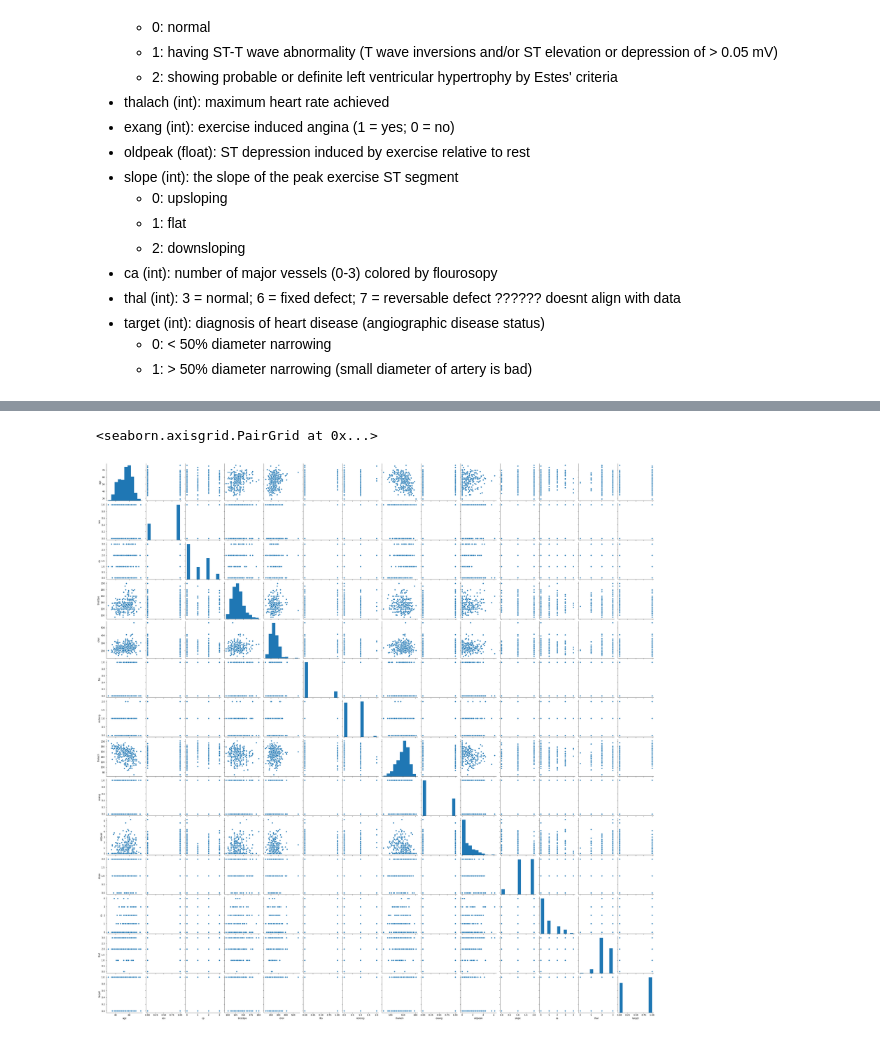
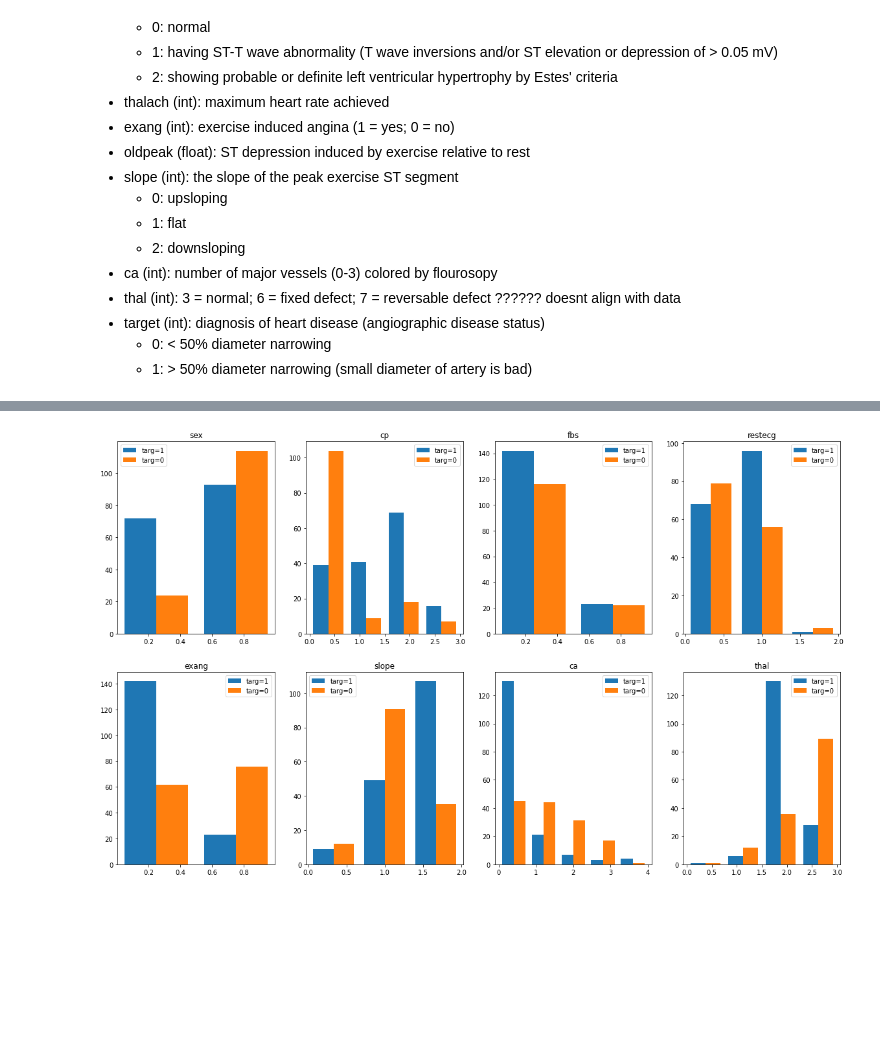
Before and after one commit to NYU-MSDS-Projects/heartdisease-1017, a Jupyter notebook: original_code/JE_FinalProj_SeparateEDA.ipynb, the cells around one changed output, grey strips where cells are left out. Cells and saved outputs as stored; diff of their text form; code cells hidden in the pictures; blank space fills up the shorter version.

```diff
--- a/original_code/JE_FinalProj_SeparateEDA.ipynb
+++ b/original_code/JE_FinalProj_SeparateEDA.ipynb
@@ -64,7 +76,17 @@ sns.pairplot(df, hue='target')
-# %%
-#correlation matrices without target overlay
-sns.pairplot(df)
-# %% [output]
-<seaborn.axisgrid.PairGrid at 0x...>
-[figure, removed]
+# %%
+#get separate dataframes for each class of target
+df_pos = df.loc[df.target==1]
+df_neg = df.loc[df.target==0]
+
+#do histograms for discrete features
+fig, ax = plt.subplots(2,4,figsize=(20,12))
+
+for n, f in enumerate(discrete_feats):
+    ax[int(np.floor(n/4)),n%4].hist([df_pos[f], df_neg[f]],
+                                    bins = max(len(np.unique(df_pos[f])),len(np.unique(df_neg[f]))),
+                                    label=['targ=1','targ=0'])
+    ax[int(np.floor(n/4)),n%4].legend(loc='best')
+    ax[int(np.floor(n/4)),n%4].set_title(f)
+# %% [output]
+[figure, added]
 # %%
```
Also changed, not shown: parts of 7 cells of this notebook, 1 other file.
